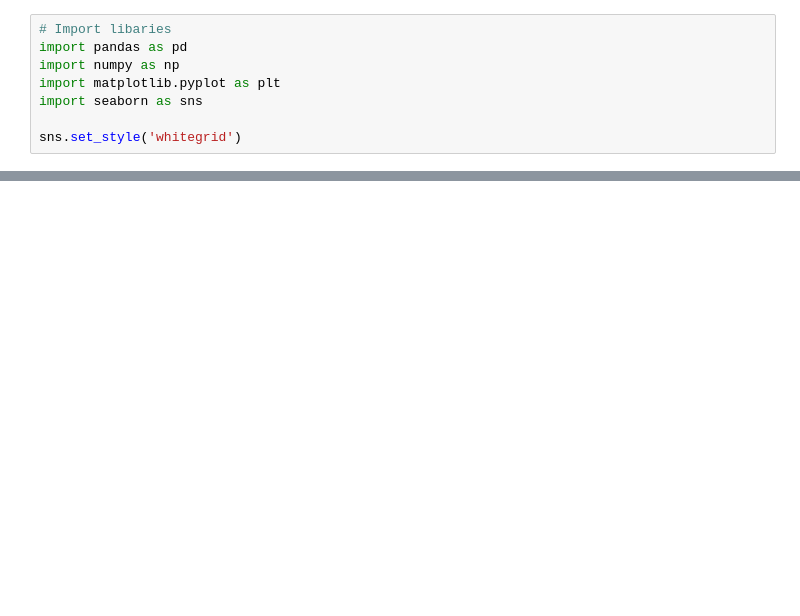
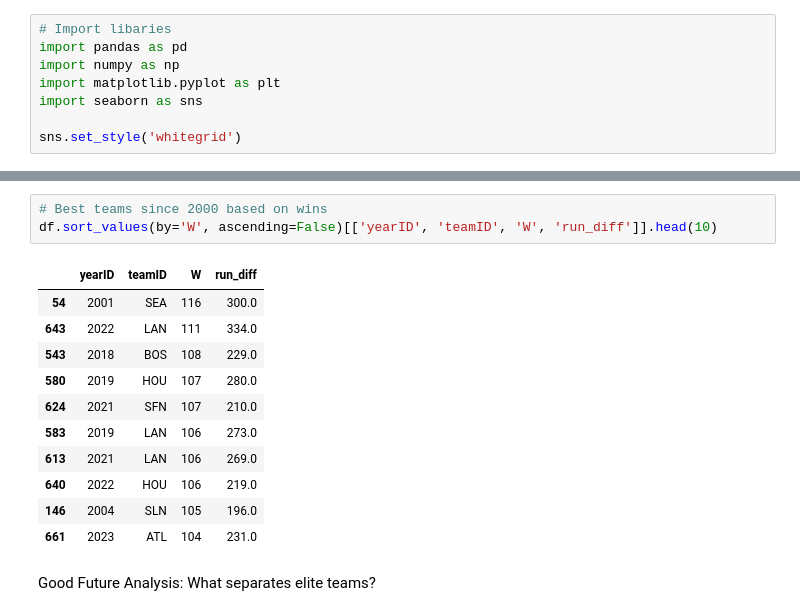
Before and after one commit to tcbailey30/sports-analytics-repository, a Jupyter notebook: MLB/02_team_wins_prediction/notebooks/02_eda.ipynb, the cells around one changed output, grey strips where cells are left out. Saved outputs shown, nothing was run; the diff lists cells and outputs as text; blank space fills up the shorter version.

```diff
--- a/MLB/02_team_wins_prediction/notebooks/02_eda.ipynb
+++ b/MLB/02_team_wins_prediction/notebooks/02_eda.ipynb
@@ -39,0 +88,18 @@ plt.show()
+# %%
+# Best teams since 2000 based on wins
+df.sort_values(by='W', ascending=False)[['yearID', 'teamID', 'W', 'run_diff']].head(10)
+# %% [output]
+|  | yearID | teamID | W | run_diff |
+| 54 | 2001 | SEA | 116 | 300.0 |
+| 643 | 2022 | LAN | 111 | 334.0 |
+| 543 | 2018 | BOS | 108 | 229.0 |
+| 580 | 2019 | HOU | 107 | 280.0 |
+| 624 | 2021 | SFN | 107 | 210.0 |
+| 583 | 2019 | LAN | 106 | 273.0 |
+| 613 | 2021 | LAN | 106 | 269.0 |
+| 640 | 2022 | HOU | 106 | 219.0 |
+| 146 | 2004 | SLN | 105 | 196.0 |
+| 661 | 2023 | ATL | 104 | 231.0 |
+# %% [markdown]
+Good Future Analysis:
+What separates elite teams?
```
Also changed, not shown: parts of 6 cells of this notebook, 1 other file.
